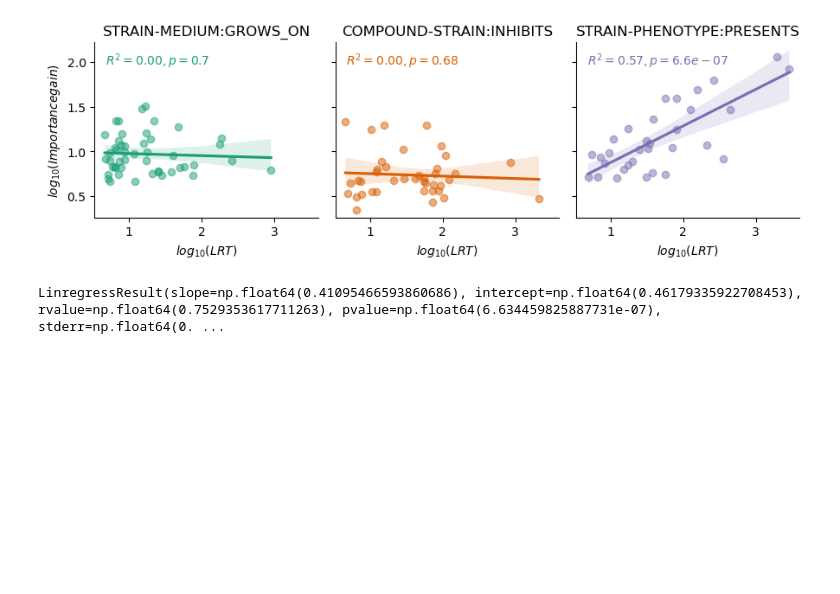
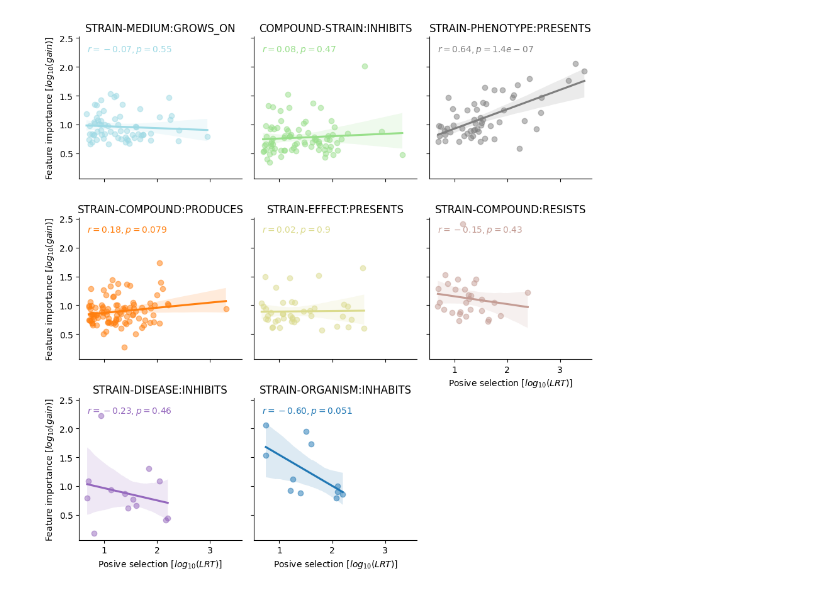
Before and after one commit to danielzmbp/NLP4Pheno, a Jupyter notebook: notebooks/analyze_evolution.ipynb, the cells around one changed output. Drawn from its saved outputs; the diff is of its cells as text; code cells hidden in the pictures; blank space fills up the shorter version.

```diff
--- a/notebooks/analyze_evolution.ipynb
+++ b/notebooks/analyze_evolution.ipynb
@@ -9,6 +9,10 @@ import numpy as np
 import matplotlib.pyplot as plt
 import seaborn as sns
 
+# Set matplotlib to use Type 42 fonts
+plt.rcParams['pdf.fonttype'] = 42
+plt.rcParams['ps.fonttype'] = 42
+
 path = "../.."
 dataset = "1100"
 # %%
@@ -119,3 +106,5 @@ df.to_csv("evolution.csv")
+# %%
+df  = pd.read_csv("evolution_files/evolution.csv")
 # %%
 df.value_counts("rel")
 # %% [output]
@@ -217,6 +409,7 @@ import numpy as np
 import seaborn as sns
 import matplotlib.pyplot as plt
 from scipy.stats import linregress
+import matplotlib.patches as mpatches
 
 # Set the color palette to the accent color set
 sns.set_palette("Dark2")
@@ -225,7 +418,21 @@ sns.set_palette("Dark2")
 category_order = [
     "STRAIN-MEDIUM:GROWS_ON",
     "COMPOUND-STRAIN:INHIBITS",
-    "STRAIN-PHENOTYPE:PRESENTS"
+    "STRAIN-PHENOTYPE:PRESENTS",
+    "STRAIN-COMPOUND:PRODUCES",
+    "STRAIN-EFFECT:PRESENTS",
+    "STRAIN-COMPOUND:RESISTS",
+    "STRAIN-EFFECT:PROMOTES",
+    "STRAIN-ORGANISM:INFECTS",
+    "STRAIN-DISEASE:INHIBITS",
+    "STRAIN-ORGANISM:INHABITS",
+    "STRAIN-COMPOUND:DEGRADES",
+    "STRAIN-ISOLATE:INHABITS",
+    "STRAIN-DISEASE:ASSOCIATED_WITH",
+    "STRAIN-ORGANISM:INHIBITS",
+    "STRAIN-SPECIES:INHIBITS",
+    "STRAIN-ORGANISM:SYMBIONT_OF",
+    "STRAIN-EFFECT:INHIBITS"
 ]
 
 # Filter the dataset as per your conditions
@@ -233,6 +440,14 @@ filtered_data = all_merged[
     (all_merged.p_value < 0.05) &
     (all_merged.rel.isin(category_order))
 ]
+
+# Filter out categories with 10 or less entries
+category_counts = filtered_data['rel'].value_counts()
+valid_categories = category_counts[category_counts > 9].index.tolist()
+filtered_data = filtered_data[filtered_data['rel'].isin(valid_categories)]
+
+# Update category_order to only include valid categories
+category_order = [cat for cat in category_order if cat in valid_categories]
 
 # Initialize a dictionary to store regression results
 regression_results = {}
@@ -250,7 +465,7 @@ for rel in category_order:
 
         # Store results in the dictionary
         regression_results[rel] = {
-            'r_squared': r_value ** 2,
+            'r': r_value,
             'p_value': p_value,
             'slope': slope,
             'intercept': intercept
@@ -258,6 +473,15 @@ for rel in category_order:
     else:
         # Store None if the subset is empty after filtering
         regression_results[rel] = None
+
+# Get the color map for the categories
+rel_types = filtered_data['rel'].unique()
+color_map = dict(zip(rel_types, plt.cm.get_cmap('tab20')(np.linspace(0, 1, len(rel_types)))))
+
+# Ensure all categories in category_order are present in color_map
+for category in category_order:
+    if category not in color_map:
+        color_map[category] = plt.cm.get_cmap('tab20')(np.random.random())
 
 # Your code for plotting the dataframe
 g = sns.lmplot(
@@ -267,40 +491,38 @@ g = sns.lmplot(
     hue="rel",
     data=filtered_data,
     aspect=1,
     height=3,
     scatter_kws={"alpha": 0.5},
     col_order=category_order,  # Set column order
-    hue_order=category_order   # Set hue order
+    hue_order=category_order,  # Set hue order
+    col_wrap=3,  # Wrap the columns after every 3 plots
+    palette=color_map  # Use the color map for the categories
 )
 
-g.set_axis_labels("$log_{10}(LRT)$", "$log_{10}(Importance gain)$")
+g.set_axis_labels("Posive selection [$log_{10}(LRT)$]", "Feature importance [$log_{10}(gain)$]")
 
 # Add text annotations for each subplot and set titles
 for ax, rel in zip(g.axes.flat, category_order):
     results = regression_results[rel]
 
     if results is not None:  # Only add text if there were valid results
         # Get the color used for the line plot
-        line_color = ax.get_lines()[0].get_color()
+        line_color = color_map[rel]
 
-        # Add text annotations for R-squared and p-value
+        # Add text annotations for r and p-value
         ax.text(
             0.05, 0.95,  # X and Y positions (in axis units)
-            f'$R^2 = {results["r_squared"]:.2f}, p = {results["p_value"]:.2g}$',
+            f'$r = {results["r"]:.2f}, p = {results["p_value"]:.2g}$',
             transform=ax.transAxes,  # Use axis coordinates for positioning
             verticalalignment='top',  # Align text at the top
             color=line_color  # Use the same color as the line
         )
 
     # Set the title of each subplot to just the value of 'rel'
     ax.set_title(rel)
 
 plt.tight_layout()
 plt.savefig("figures/xgboost/positive_selection_latest.pdf", bbox_inches="tight")
 plt.show()
 # %% [output]
-[figure, old version]
+[figure, new version]
-# %%
-linregress(subset_clean['logLRT'], subset_clean['log_imp'])
-# %% [output]
-LinregressResult(slope=np.float64(0.41095466593860686), intercept=np.float64(0.46179335922708453), rvalue=np.float64(0.7529353617711263), pvalue=np.float64(6.634459825887731e-07), stderr=np.float64(0. ...
```
Also changed, not shown: parts of 17 cells of this notebook, 1 other file.
